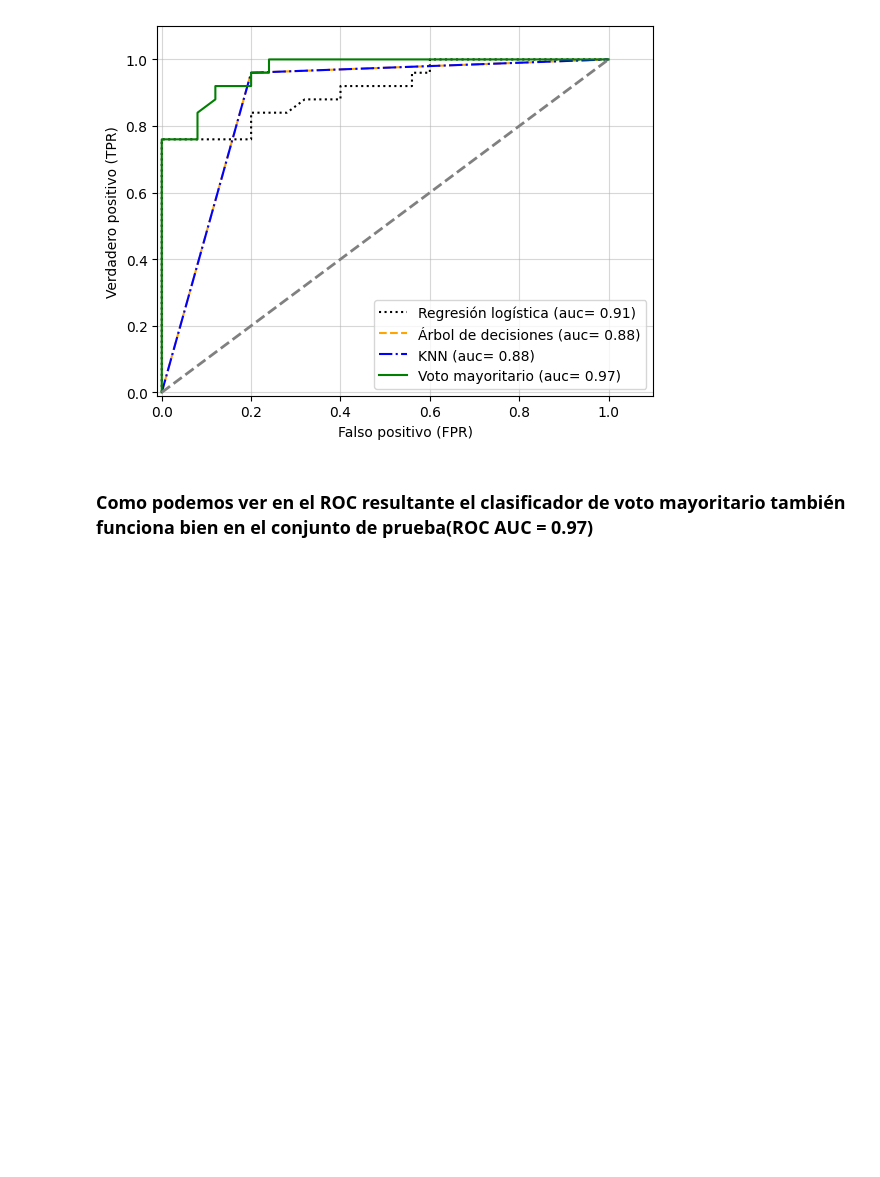
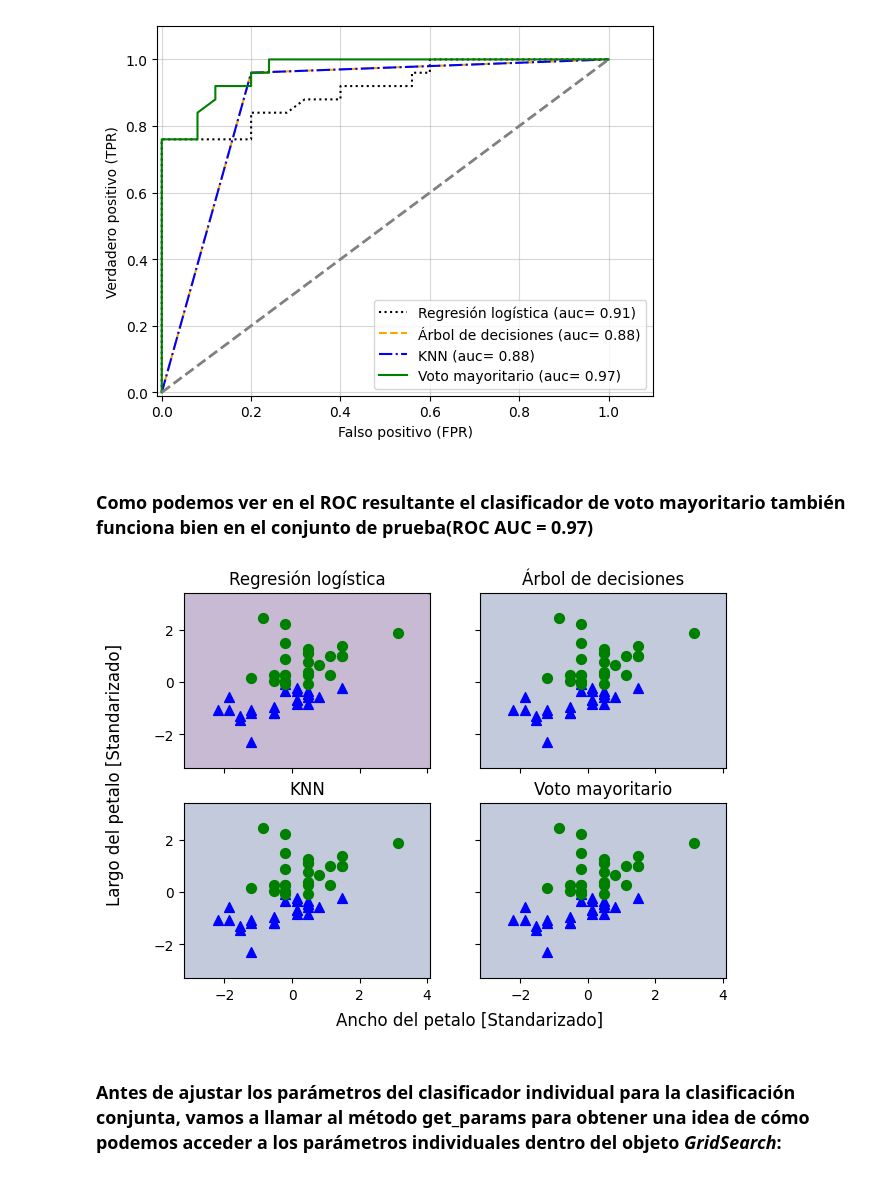
Before and after one commit to juancaalcaraz/practicaML, a Jupyter notebook: AprendizageConjunto.ipynb, the cells around one changed output. Saved outputs shown, nothing was run; the diff lists cells and outputs as text; code cells hidden in the pictures; blank space fills up the shorter version.

```diff
--- a/AprendizageConjunto.ipynb
+++ b/AprendizageConjunto.ipynb
@@ -63,12 +67,13 @@ Requirement already satisfied: six in /usr/local/lib/python3.10/dist-packages (1
 # %%
-"""
+
 from sklearn.base import BaseEstimator, ClassifierMixin, clone
 import operator
 from sklearn.preprocessing import LabelEncoder
-from sklearn.externals import Six
+import six
 from sklearn.pipeline import _name_estimators
 
 class MayorityVoteClassifier(BaseEstimator, ClassifierMixin):
+  """
   un clasificadotr de voto mayoritario
   Parameters
   ------
@@ -87,7 +92,7 @@ class MayorityVoteClassifier(BaseEstimator, ClassifierMixin):
     if a list of 'int' or 'float' values are provided,
     the classsifier are weighted by importance;
     Uses uniform weights if 'weights=None'
-
+    """
   def __init__(self, classifiers, vote="classlabel", weights=None):
     self.classifiers = classifiers
     self.named_classifiers = {key: value for key, value in _name_estimators(classifiers)}
@@ -99,7 +104,7 @@ class MayorityVoteClassifier(BaseEstimator, ClassifierMixin):
     self.lablenc_= LabelEncoder()
     self.lablenc_.fit(y)
     self.classes_ = self.lablenc_.classes_
-    self.classifiers = []
+    self.classifiers_ = []
     for clf in self.classifiers:
       fitted_clf = clone(clf).fit(X, self.lablenc_.transform(y))
       self.classifiers_.append(fitted_clf)
@@ -116,7 +121,7 @@ class MayorityVoteClassifier(BaseEstimator, ClassifierMixin):
     return maj_vote
 
   def predict_proba(self, X):
-    probas = np.asarray([clf.predict_proba(x) for clf in self.classifers_])
+    probas = np.asarray([clf.predict_proba(X) for clf in self.classifiers_])
     avg_proba = np.average(probas, axis=0, weights=self.weights)
     return avg_proba
   def get_params(self, deep=True):
@@ -125,9 +130,8 @@ class MayorityVoteClassifier(BaseEstimator, ClassifierMixin):
       return super(MayorityVoteClassifier, self).get_params(deep=False)
     else:
       out = self.named_classifiers.copy()
-      for name, step in Six.iteritems(self.named_classifiers):
-        for key, value in Six.iteritems(step.get_params(deep=True)):
+      for name, step in six.iteritems(self.named_classifiers):
+        for key, value in six.iteritems(step.get_params(deep=True)):
           out['%s__%s'%(name, key)]=value
       return out
-"""
 # %%
@@ -216,7 +223,7 @@ ROC AUC: 0.97 (+/- 0.07) [Árbol de decisiones]
 ROC AUC: 0.88 (+/- 0.10) [KNN]
 # %%
 #Ahora vamos a combinar los clasificadores.
-mv_clf = MajorityVoteClassifier(classifiers=[pipe1, clf2, pipe3])
+mv_clf = MayorityVoteClassifier(classifiers=[pipe1, clf2, pipe3])
 clf_labels+=['Voto mayoritario']
 all_clf = [pipe1, clf2, pipe3, mv_clf]
 for clf, label in zip(all_clf, clf_labels):
@@ -253,3 +260,32 @@ plt.show()
 [figure]
 # %% [markdown]
 ### Como podemos ver en el ROC resultante el clasificador de voto mayoritario también funciona bien en el conjunto de prueba(ROC AUC = 0.97)
+# %%
+#Vamos a visualizar las regiones de decisión.
+sc = StandardScaler()
+#Vamos a estandarizar los datos para el árbol de decisión.
+X_train_std = sc.fit_transform(X_train)
+from itertools import product
+X_min = X_train_std[:, 0].min()-1
+X_max = X_train_std[:, 0].max()+1
+y_min = X_train_std[:, 1].min()-1
+y_max = X_train_std[:, 1].max()+1
+
+xx, yy = np.meshgrid(np.arange(X_min, X_max, 0.1), np.arange(y_min, y_max, 0.1))
+f, axarr = plt.subplots(nrows=2, ncols=2, sharex='col', sharey='row', figsize=(7, 5))
+
+for idx, clf, tt in zip(product([0, 1], [0, 1]), all_clf, clf_labels):
+  Z = clf.predict(np.c_[xx.ravel(), yy.ravel()])
+  Z = Z.reshape(xx.shape)
+  axarr[idx[0], idx[1]].contourf(xx, yy, Z, alpha=0.3)
+  axarr[idx[0], idx[1]].scatter(X_train_std[y_train==0, 0], X_train_std[y_train==0, 1], c='blue', marker='^', s=50)
+  axarr[idx[0], idx[1]].scatter(X_train_std[y_train==1, 0], X_train_std[y_train==1, 1], c='green', marker='o', s=50)
+  axarr[idx[0], idx[1]].set_title(tt)
+
+plt.text(-3.5, -4.5, s='\nAncho del petalo [Standarizado]', ha='center', va='center', fontsize=12)
+plt.text(-14.0, 4.5, s='Largo del petalo [Standarizado]', ha='center', va='center', fontsize=12, rotation=90)
+plt.show()
+# %% [output]
+[figure, added]
+# %% [markdown]
+### Antes de ajustar los parámetros del clasificador individual para la clasificación conjunta, vamos a llamar al método get_params para obtener una idea de cómo podemos acceder a los parámetros individuales dentro del objeto *GridSearch*:
```
Also changed, not shown: parts of 29 cells of this notebook.
